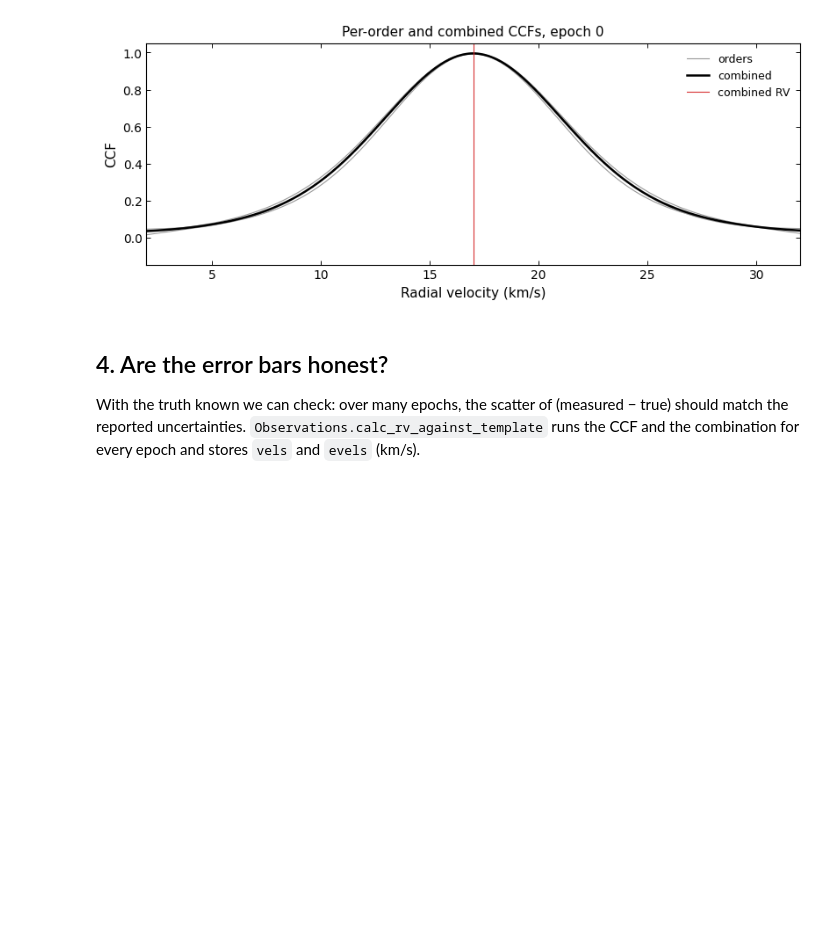
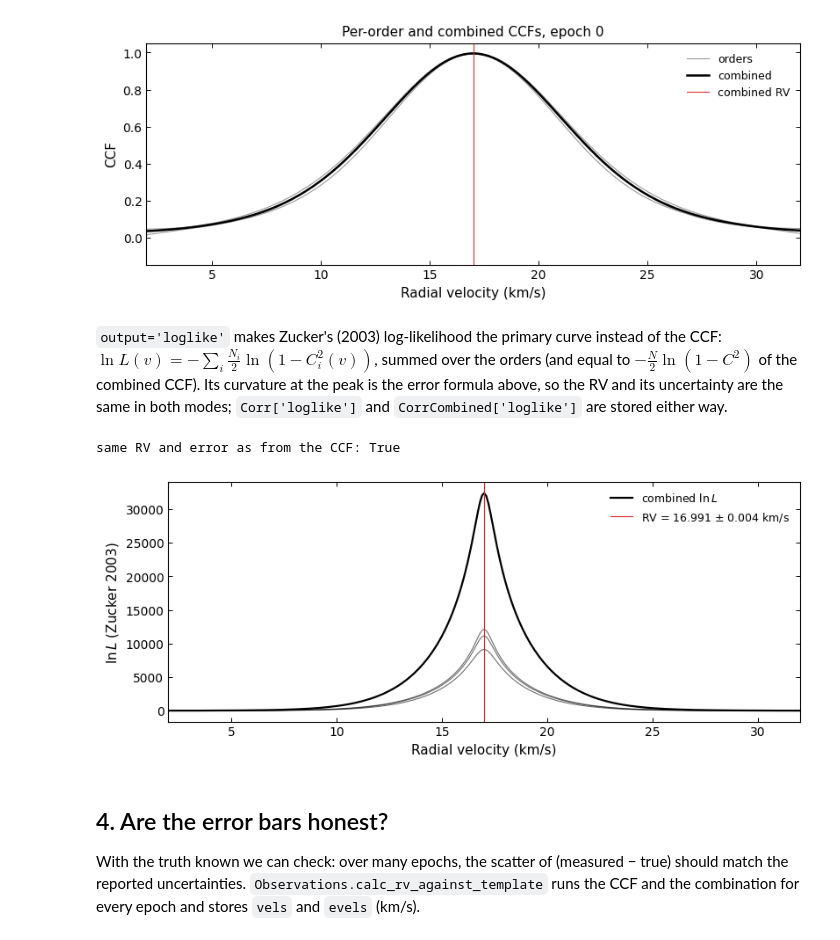
Before and after one commit to SPARTA-dev/SPARTA, a Jupyter notebook: examples/02_radial_velocity_unicor.ipynb, the cells around one changed output. Drawn from its saved outputs; the diff is of its cells as text; code cells hidden in the pictures; blank space fills up the shorter version.

```diff
--- a/examples/02_radial_velocity_unicor.ipynb
+++ b/examples/02_radial_velocity_unicor.ipynb
@@ -144,6 +144,23 @@ ax.legend()
 plt.show()
 # %% [output]
 [figure]
+# %% [markdown]
+`output='loglike'` makes Zucker's (2003) log-likelihood the primary curve instead of the CCF:
+$\ln L(v) = -\sum_i \tfrac{N_i}{2}\ln\left(1 - C_i^2(v)\right)$, summed over the orders (and equal to
+$-\tfrac{N}{2}\ln(1 - C^2)$ of the combined CCF). Its curvature at the peak is the error formula
+above, so the RV and its uncertainty are the same in both modes; `Corr['loglike']` and
+`CorrCombined['loglike']` are stored either way.
+# %%
+ccf_lnl = CCF1d().cross_correlate(sim_obs.spec_list[0], template, dv=0.1, vel_bound=40,
+                                  errors_per_order=True, output="loglike").combine()
+same = ccf_lnl.CorrCombined["RV"] == comb["RV"] and ccf_lnl.CorrCombined["eRV"] == comb["eRV"]
+print(f"same RV and error as from the CCF: {same}")
+fig = ccf_lnl.plot(alpha=0.6)
+fig.axes[0].set_xlim(comb["RV"] - 15, comb["RV"] + 15)
+plt.show()
+# %% [output]
+same RV and error as from the CCF: True
+[figure, added]
 # %% [markdown]
 ## 4. Are the error bars honest?
 
```
Also changed, not shown: 24 other files.
